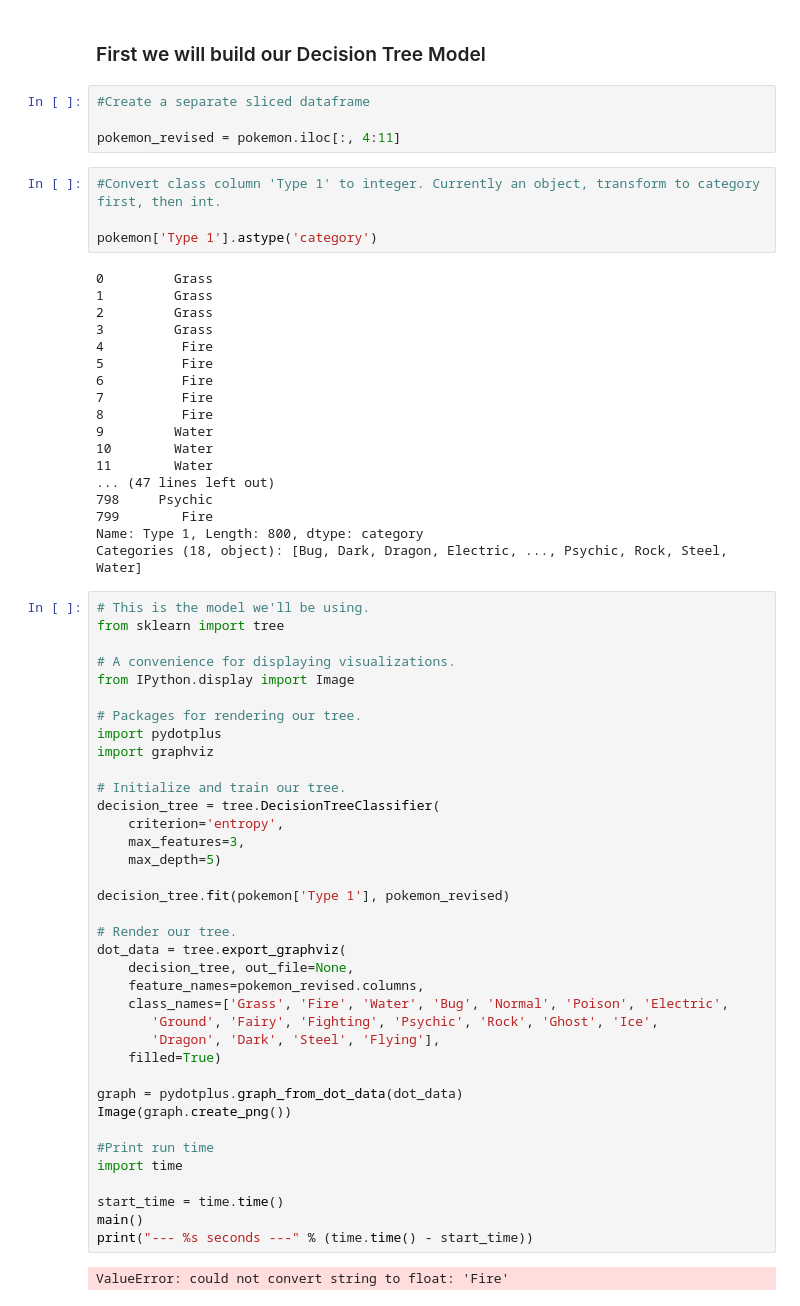
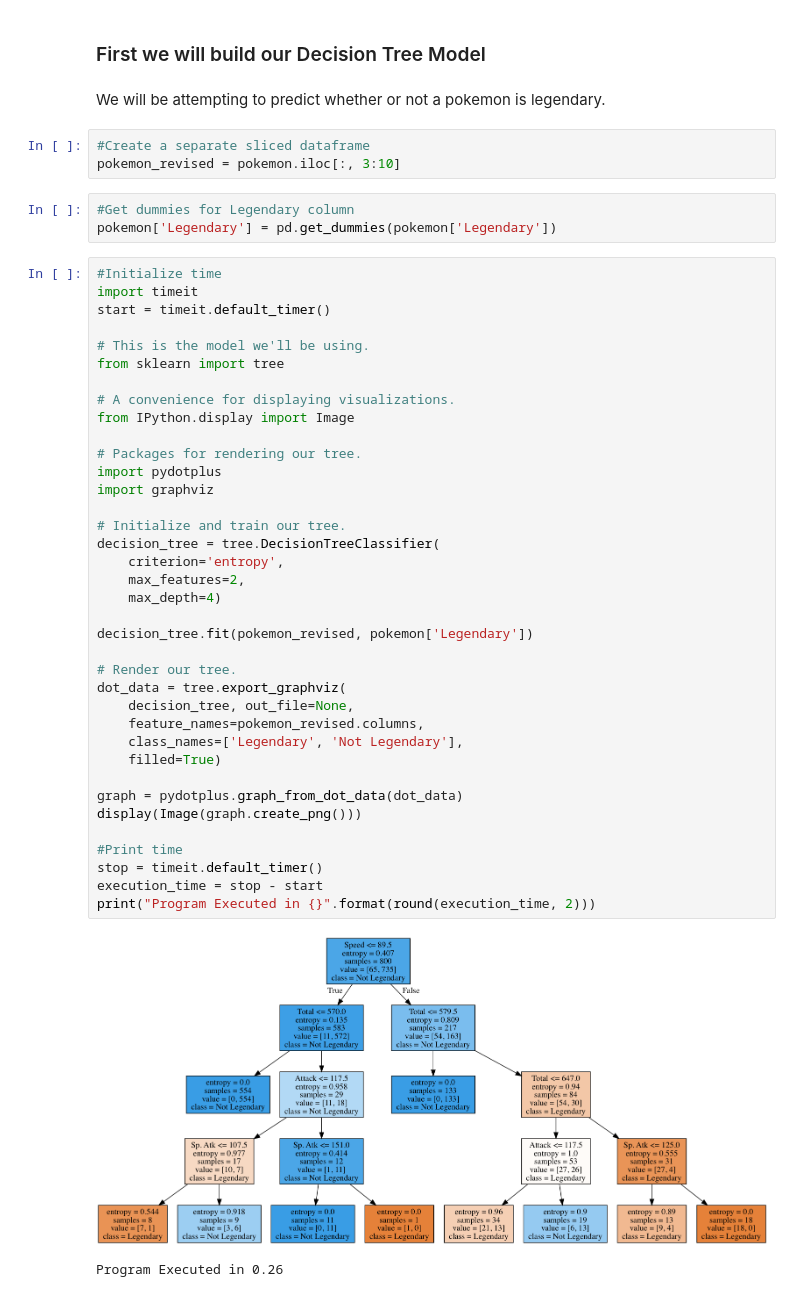
Before and after one commit to str007/Thinkful, a Jupyter notebook: Random_Forest_Challenge.ipynb, the cells around one changed output. Saved outputs shown, nothing was run; the diff lists cells and outputs as text.

```diff
--- a/Random_Forest_Challenge.ipynb
+++ b/Random_Forest_Challenge.ipynb
@@ -73,67 +68,50 @@ Only missing values we have are seen in the 'Type 2' column. This should not be
 # %% [markdown]
 ### First we will build our Decision Tree Model
+# %% [markdown]
+We will be attempting to predict whether or not a pokemon is legendary.
 # %%
 #Create a separate sliced dataframe
-
-pokemon_revised = pokemon.iloc[:, 4:11]
+pokemon_revised = pokemon.iloc[:, 3:10]
-# %%
-#Convert class column 'Type 1' to integer. Currently an object, transform to category first, then int.
-
-pokemon['Type 1'].astype('category')
-# %% [output]
-0         Grass
-1         Grass
-2         Grass
-3         Grass
-4          Fire
-5          Fire
-6          Fire
-7          Fire
-8          Fire
-9         Water
-10        Water
-11        Water
-... (47 lines left out)
-798     Psychic
-799        Fire
-Name: Type 1, Length: 800, dtype: category
-Categories (18, object): [Bug, Dark, Dragon, Electric, ..., Psychic, Rock, Steel, Water]
+# %%
+#Get dummies for Legendary column
+pokemon['Legendary'] = pd.get_dummies(pokemon['Legendary'])
 # %%
+#Initialize time
+import timeit
+start = timeit.default_timer()
+
 # This is the model we'll be using.
 from sklearn import tree
 
 # A convenience for displaying visualizations.
 from IPython.display import Image
 
 # Packages for rendering our tree.
 import pydotplus
 import graphviz
 
 # Initialize and train our tree.
 decision_tree = tree.DecisionTreeClassifier(
     criterion='entropy',
-    max_features=3,
-    max_depth=5)
+    max_features=2,
+    max_depth=4)
 
-decision_tree.fit(pokemon['Type 1'], pokemon_revised)
+decision_tree.fit(pokemon_revised, pokemon['Legendary'])
 
 # Render our tree.
 dot_data = tree.export_graphviz(
     decision_tree, out_file=None,
     feature_names=pokemon_revised.columns,
-    class_names=['Grass', 'Fire', 'Water', 'Bug', 'Normal', 'Poison', 'Electric',
-       'Ground', 'Fairy', 'Fighting', 'Psychic', 'Rock', 'Ghost', 'Ice',
-       'Dragon', 'Dark', 'Steel', 'Flying'],
+    class_names=['Legendary', 'Not Legendary'],
     filled=True)
 
 graph = pydotplus.graph_from_dot_data(dot_data)
-Image(graph.create_png())
+display(Image(graph.create_png()))
 
-#Print run time
-import time
-
-start_time = time.time()
-main()
-print("--- %s seconds ---" % (time.time() - start_time))
+#Print time
+stop = timeit.default_timer()
+execution_time = stop - start
+print("Program Executed in {}".format(round(execution_time, 2)))
 # %% [output]
+[figure, added]
-ValueError: could not convert string to float: 'Fire'
+Program Executed in 0.26
```
Also changed, not shown: parts of 8 cells of this notebook.
